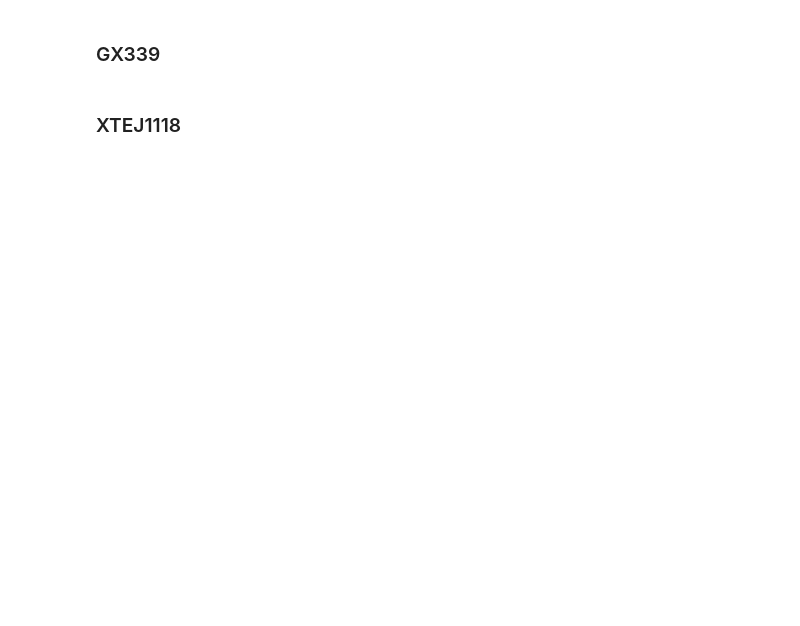
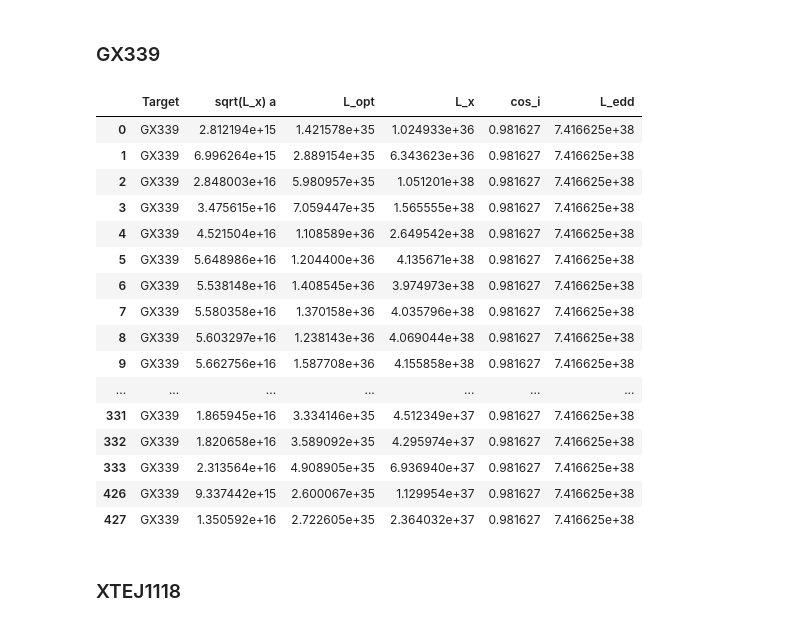
Before and after one commit to changhyun-cho/astrophysics, a Jupyter notebook: agn-xrb/correlations.ipynb, the cells around one changed output. Saved outputs shown, nothing was run; the diff lists cells and outputs as text; code cells hidden in the pictures; blank space fills up the shorter version.

```diff
--- a/agn-xrb/correlations.ipynb
+++ b/agn-xrb/correlations.ipynb
@@ -53,12 +121,12 @@ df = groj[["Target", "sqrt(L_x) a", "L_opt", "L_x"]]
 # %%
 # read the file
 gx = pd.read_csv("/Users/avm4/work/GitHub/astrophysics/agn-xrb/data/gx339-4_hard.csv")
-gx = gx.dropna()
+
 
 gx["Target"] = "GX339"
 
 # add lag (in hour)
-gx["Lag"] = 10  # sec
+gx["Lag"] = 10  # sec from Gandhi 2010
 gx["Lag"] /= 3600  # hour
 
 # change units and calculate
@@ -66,12 +134,41 @@ gx["L_x"] = 10 ** gx["log(Lx_bol)"]
 gx["L_opt"] = 10 ** gx["log(L_opt)"]
 gx["sqrt(L_x) a"] = np.sqrt(gx["L_x"]) * gx["Lag"]
 
+# add inclination
+gx["cos_i"] = np.cos(np.radians(11))  # 57.5
+
+# add BH mass and Eddington luminosity
+gx["m_BH"] = 5.9
+gx["L_edd"] = L_edd(gx["m_BH"])
+
+
 # extract
-gx = gx[["Target", "sqrt(L_x) a", "L_opt", "L_x"]]
+gx = gx[["Target", "sqrt(L_x) a", "L_opt", "L_x", "cos_i", "L_edd"]]
+gx = gx.dropna()
 gx
 # merge
 df = pd.merge(df, gx, how="outer")
 # df
+# %%
+gx
+# %% [output]
+|  | Target | sqrt(L_x) a | L_opt | L_x | cos_i | L_edd |
+| 0 | GX339 | 2.812194e+15 | 1.421578e+35 | 1.024933e+36 | 0.981627 | 7.416625e+38 |
+| 1 | GX339 | 6.996264e+15 | 2.889154e+35 | 6.343623e+36 | 0.981627 | 7.416625e+38 |
+| 2 | GX339 | 2.848003e+16 | 5.980957e+35 | 1.051201e+38 | 0.981627 | 7.416625e+38 |
+| 3 | GX339 | 3.475615e+16 | 7.059447e+35 | 1.565555e+38 | 0.981627 | 7.416625e+38 |
+| 4 | GX339 | 4.521504e+16 | 1.108589e+36 | 2.649542e+38 | 0.981627 | 7.416625e+38 |
+| 5 | GX339 | 5.648986e+16 | 1.204400e+36 | 4.135671e+38 | 0.981627 | 7.416625e+38 |
+| 6 | GX339 | 5.538148e+16 | 1.408545e+36 | 3.974973e+38 | 0.981627 | 7.416625e+38 |
+| 7 | GX339 | 5.580358e+16 | 1.370158e+36 | 4.035796e+38 | 0.981627 | 7.416625e+38 |
+| 8 | GX339 | 5.603297e+16 | 1.238143e+36 | 4.069044e+38 | 0.981627 | 7.416625e+38 |
+| 9 | GX339 | 5.662756e+16 | 1.587708e+36 | 4.155858e+38 | 0.981627 | 7.416625e+38 |
+| ... | ... | ... | ... | ... | ... | ... |
+| 331 | GX339 | 1.865945e+16 | 3.334146e+35 | 4.512349e+37 | 0.981627 | 7.416625e+38 |
+| 332 | GX339 | 1.820658e+16 | 3.589092e+35 | 4.295974e+37 | 0.981627 | 7.416625e+38 |
+| 333 | GX339 | 2.313564e+16 | 4.908905e+35 | 6.936940e+37 | 0.981627 | 7.416625e+38 |
+| 426 | GX339 | 9.337442e+15 | 2.600067e+35 | 1.129954e+37 | 0.981627 | 7.416625e+38 |
+| 427 | GX339 | 1.350592e+16 | 2.722605e+35 | 2.364032e+37 | 0.981627 | 7.416625e+38 |
 # %% [markdown]
 ### XTEJ1118
 # %%
```
Also changed, not shown: parts of 66 cells of this notebook.
